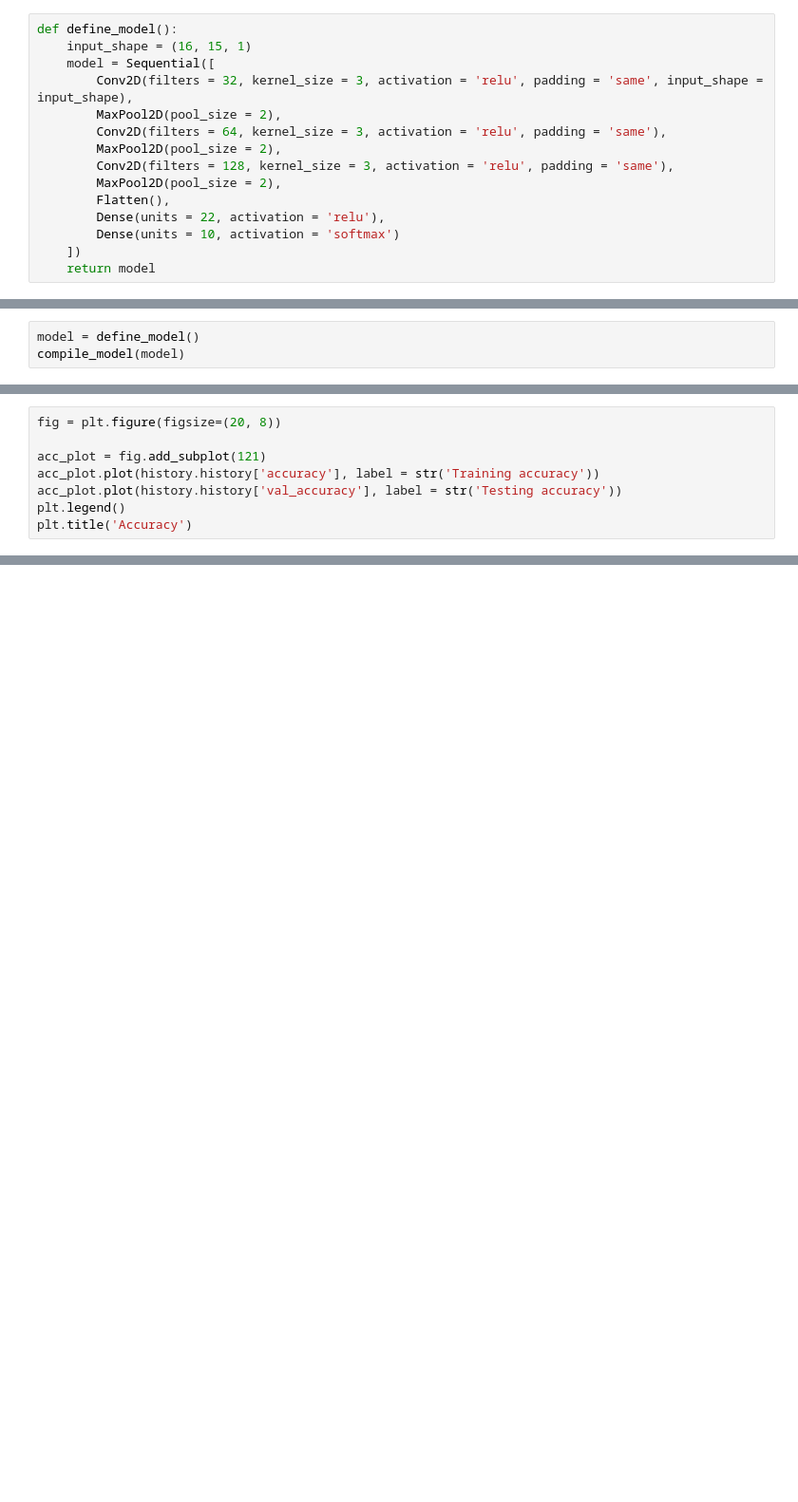
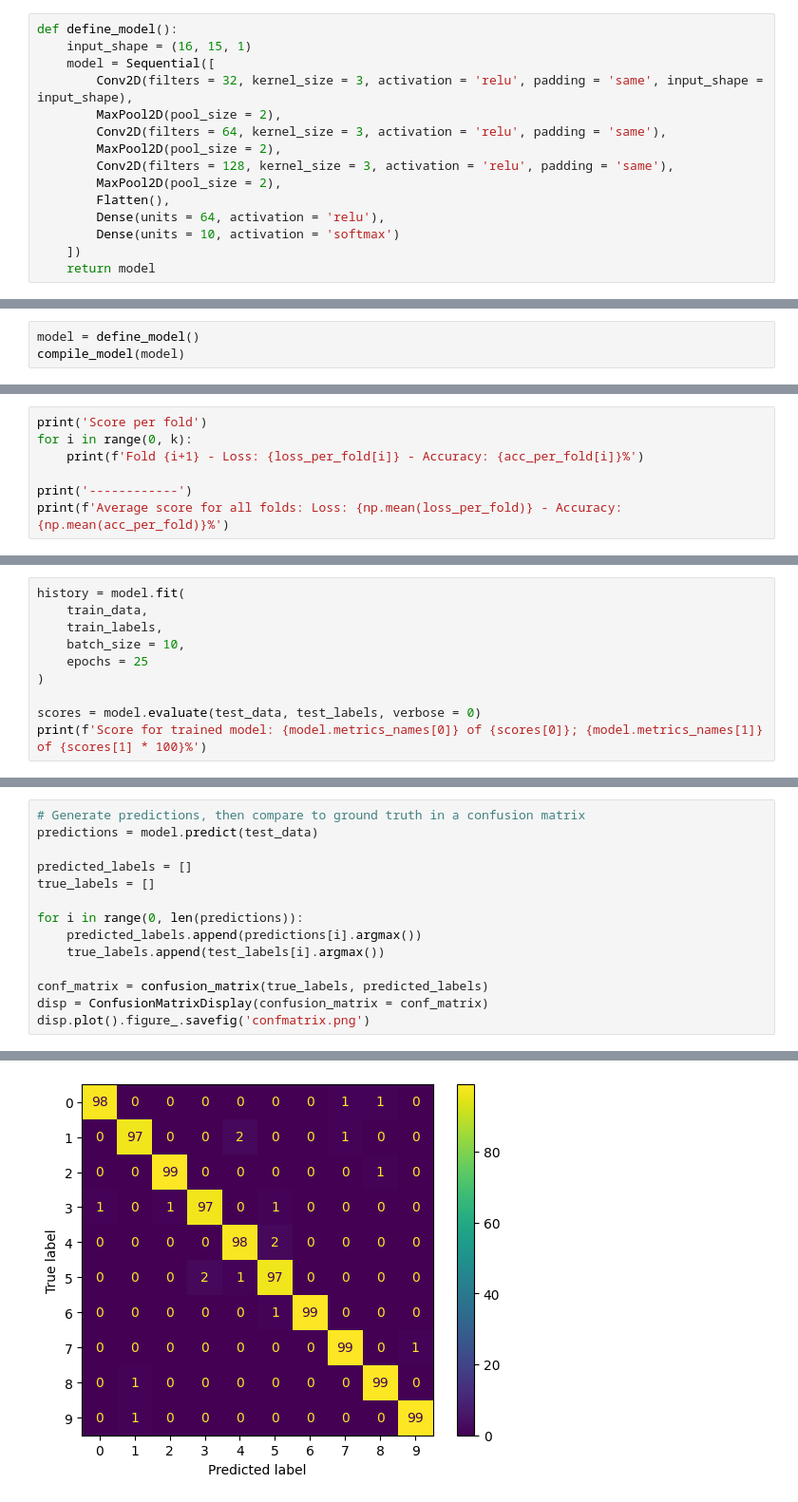
Before and after one commit to RickHuizing/MLProject-Group15-Digits, a Jupyter notebook: cnn.ipynb, the cells around one changed output, grey strips where cells are left out. Shown: that part at 95% size. Drawn from its saved outputs; the diff is of its cells as text; blank space fills up the shorter version.

Commit message:
Fully trained cnn for digits dataset

```diff
--- a/cnn.ipynb
+++ b/cnn.ipynb
@@ -17,7 +19,7 @@ def define_model():
         Conv2D(filters = 128, kernel_size = 3, activation = 'relu', padding = 'same'),
         MaxPool2D(pool_size = 2),
         Flatten(),
-        Dense(units = 22, activation = 'relu'),
+        Dense(units = 64, activation = 'relu'),
         Dense(units = 10, activation = 'softmax')
     ])
     return model
@@ -115,9 +137,8 @@ INFO:tensorflow:Assets written to: cnn_digits.model\assets
 # %%
-fig = plt.figure(figsize=(20, 8))
+print('Score per fold')
+for i in range(0, k):
+    print(f'Fold {i+1} - Loss: {loss_per_fold[i]} - Accuracy: {acc_per_fold[i]}%')
 
-acc_plot = fig.add_subplot(121)
-acc_plot.plot(history.history['accuracy'], label = str('Training accuracy'))
-acc_plot.plot(history.history['val_accuracy'], label = str('Testing accuracy'))
-plt.legend()
-plt.title('Accuracy')
+print('------------')
+print(f'Average score for all folds: Loss: {np.mean(loss_per_fold)} - Accuracy: {np.mean(acc_per_fold)}%')
 # %% [output]
@@ -125,0 +164,10 @@ Text(0.5, 1.0, 'Accuracy')
+# %%
+history = model.fit(
+    train_data,
+    train_labels,
+    batch_size = 10,
+    epochs = 25
+)
+
+scores = model.evaluate(test_data, test_labels, verbose = 0)
+print(f'Score for trained model: {model.metrics_names[0]} of {scores[0]}; {model.metrics_names[1]} of {scores[1] * 100}%')
@@ -125,0 +197,15 @@ Text(0.5, 1.0, 'Accuracy')
+# %%
+# Generate predictions, then compare to ground truth in a confusion matrix
+predictions = model.predict(test_data)
+
+predicted_labels = []
+true_labels = []
+
+for i in range(0, len(predictions)):
+    predicted_labels.append(predictions[i].argmax())
+    true_labels.append(test_labels[i].argmax())
+
+conf_matrix = confusion_matrix(true_labels, predicted_labels)
+disp = ConfusionMatrixDisplay(confusion_matrix = conf_matrix)
+disp.plot().figure_.savefig('confmatrix.png')
+# %% [output]
@@ -125,0 +213 @@ Text(0.5, 1.0, 'Accuracy')
+[figure, added]
```
Also changed, not shown: parts of 7 cells of this notebook, 6 other files.
